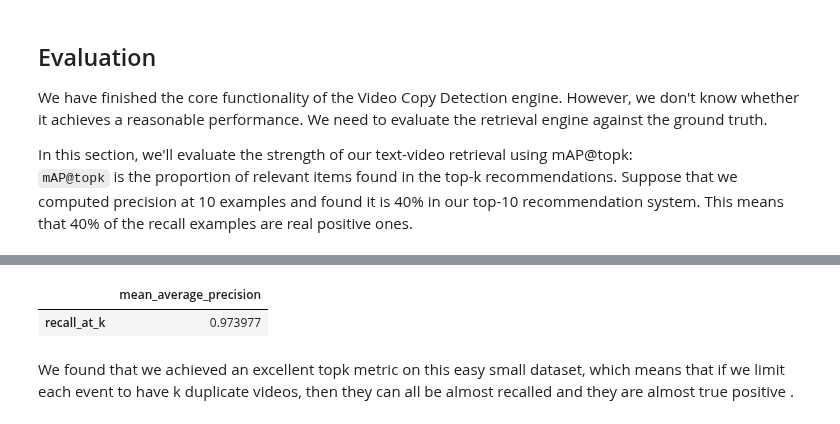
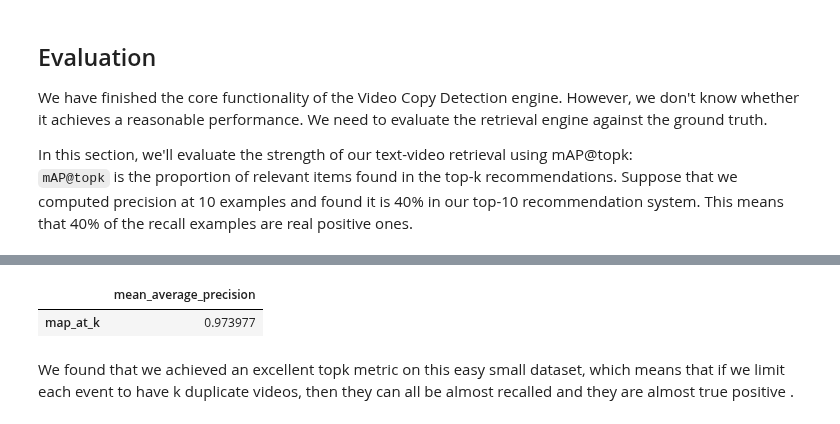
Before and after one commit to towhee-io/examples, a Jupyter notebook: video/video_deduplication/1_video_deduplication_engine.ipynb, the cells around one changed output, grey strips where cells are left out. Saved outputs shown, nothing was run; the diff lists cells and outputs as text; code cells hidden in the pictures.

```diff
--- a/video/video_deduplication/1_video_deduplication_engine.ipynb
+++ b/video/video_deduplication/1_video_deduplication_engine.ipynb
@@ -291,12 +291,12 @@ dc.select['id', 'ground_truth_event', 'topk_raw_res', 'topk_events', 'topk_path'
 # %%
 benchmark = (
     dc.with_metrics(['mean_average_precision',]) \
-        .evaluate['ground_truth_event', 'topk_events'](name='recall_at_k') \
+        .evaluate['ground_truth_event', 'topk_events'](name='map_at_k') \
         .report()
 )
 # %% [output]
 |  | mean_average_precision |
-| recall_at_k | 0.973977 |
+| map_at_k | 0.973977 |
 # %% [markdown]
 We found that we achieved an excellent topk metric on this easy small dataset, which means that if we limit each event to have k duplicate videos, then they can all be almost recalled and they are almost true positive .
 # %% [markdown]
```
Also changed, not shown: parts of 2 cells of this notebook.
